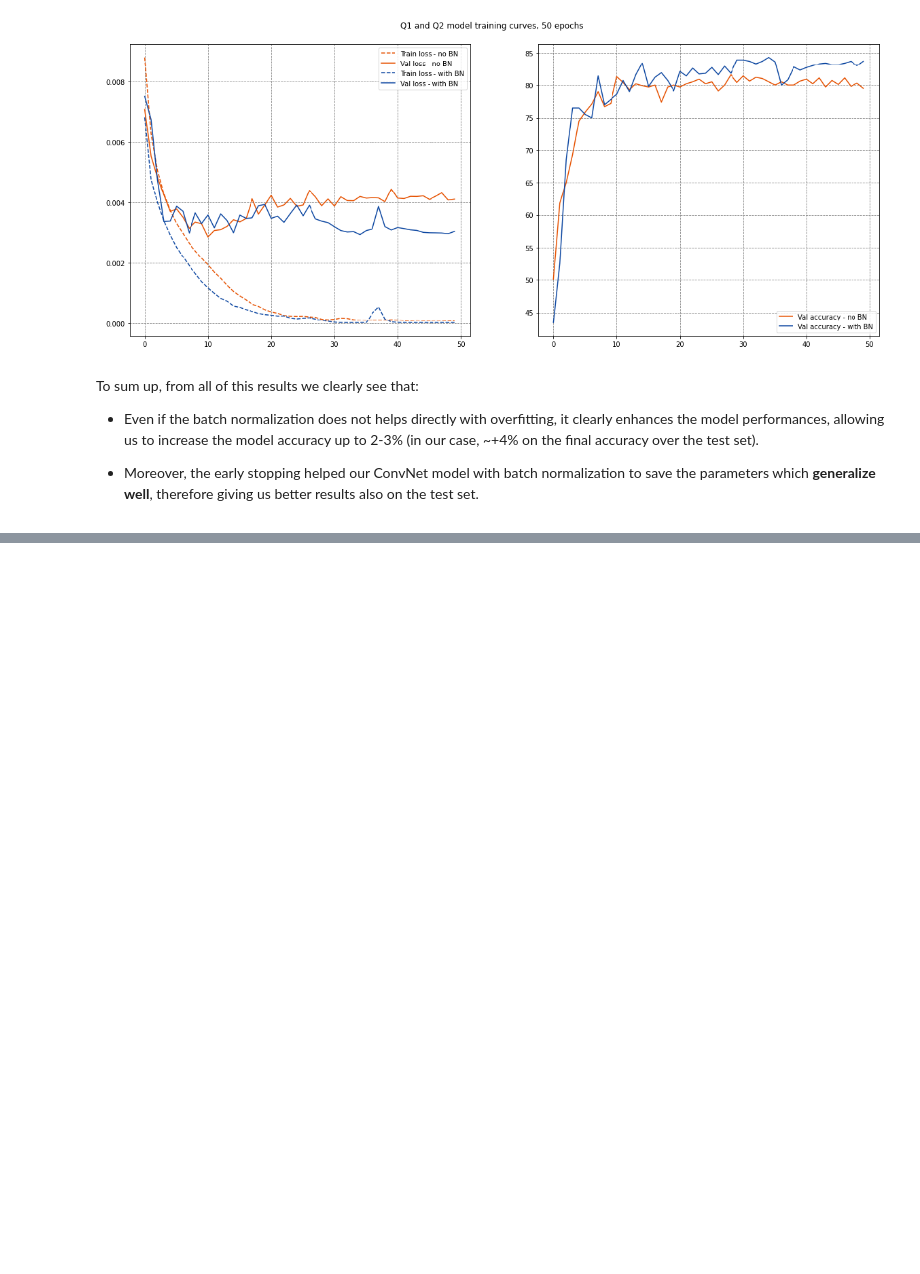
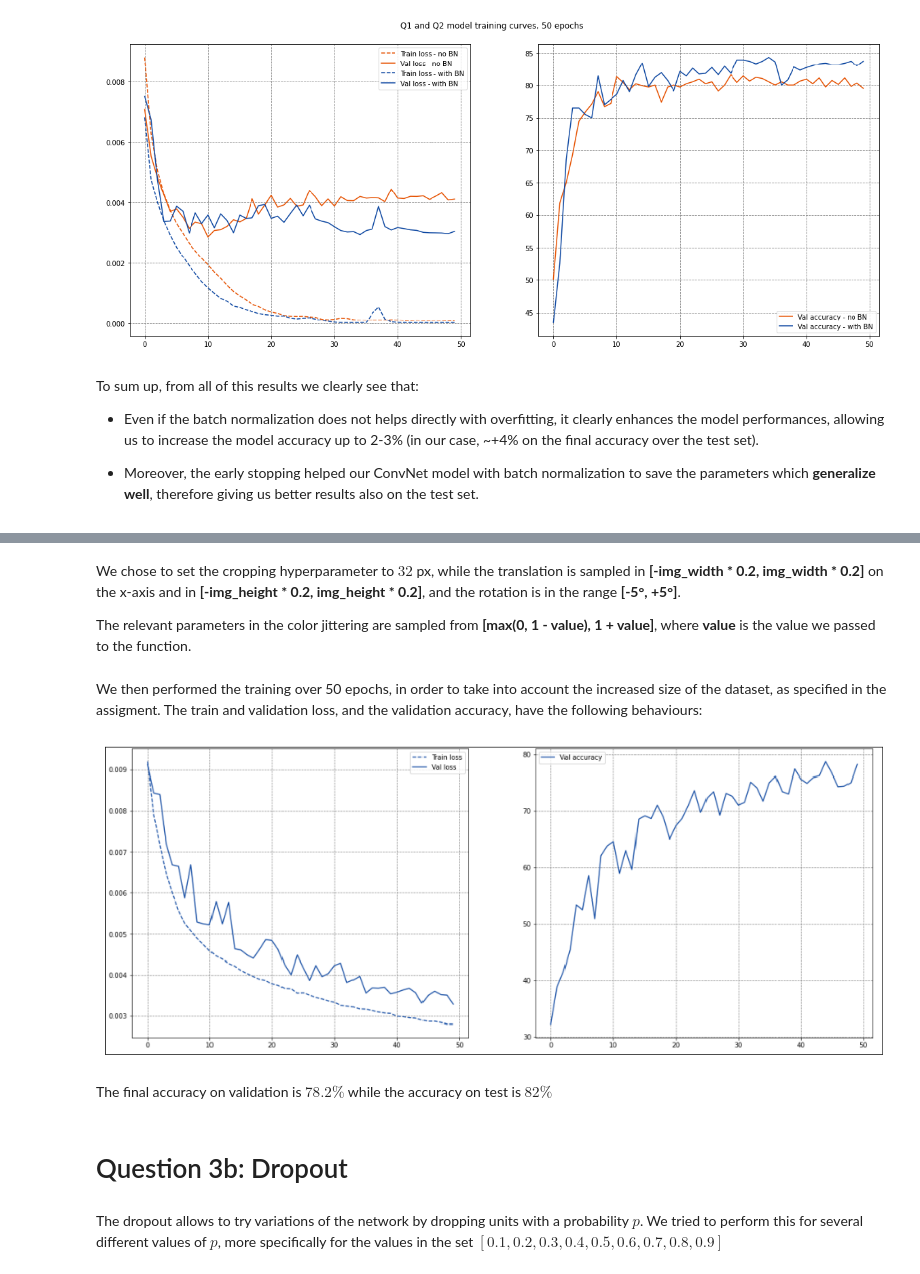
Before and after one commit to fabiomontello/AML-projects, a Jupyter notebook: HW3/AML Assignment 3 - report.ipynb, the cells around one changed output, grey strips where cells are left out. Saved outputs shown, nothing was run; the diff lists cells and outputs as text; code cells hidden in the pictures; blank space fills up the shorter version.

```diff
--- a/HW3/AML Assignment 3 - report.ipynb
+++ b/HW3/AML Assignment 3 - report.ipynb
@@ -171,0 +188,22 @@ To sum up, from all of this results we clearly see that:
+# %% [markdown]
+We chose to set the cropping hyperparameter to $32$ px, while the translation is sampled in **[-img_width * 0.2, img_width * 0.2]** on the x-axis and in **[-img_height * 0.2, img_height * 0.2]**, and the rotation is in the range **[-5°, +5°]**.
+
+The relevant parameters in the color jittering are sampled from **[max(0, 1 - value), 1 + value]**, where **value** is the value we passed to the function.
+# %% [markdown]
+We then performed the training over 50 epochs, in order to take into account the increased size of the dataset, as specified in the assigment. The train and validation loss, and the validation accuracy, have the following behaviours:
+# %%
+import matplotlib.pyplot as plt
+fig = plt.figure(figsize=(17,18))
+plt.xticks([])
+plt.yticks([])
+img = plt.imread('imgs/figure_img.png')
+plt.imshow(img)
+plt.show()
+# %% [output]
+[figure, added]
+# %% [markdown]
+The final accuracy on validation is $78.2\%$ while the accuracy on test is $82\%$
+# %% [markdown]
+# Question 3b: Dropout
+# %% [markdown]
+The dropout allows to try variations of the network by dropping units with a probability $p$. We tried to perform this for several different values of $p$, more specifically for the values in the set $[0.1, 0.2, 0.3, 0.4, 0.5, 0.6, 0.7, 0.8, 0.9]$
```
Also changed, not shown: parts of 21 cells of this notebook, 1 other file.
